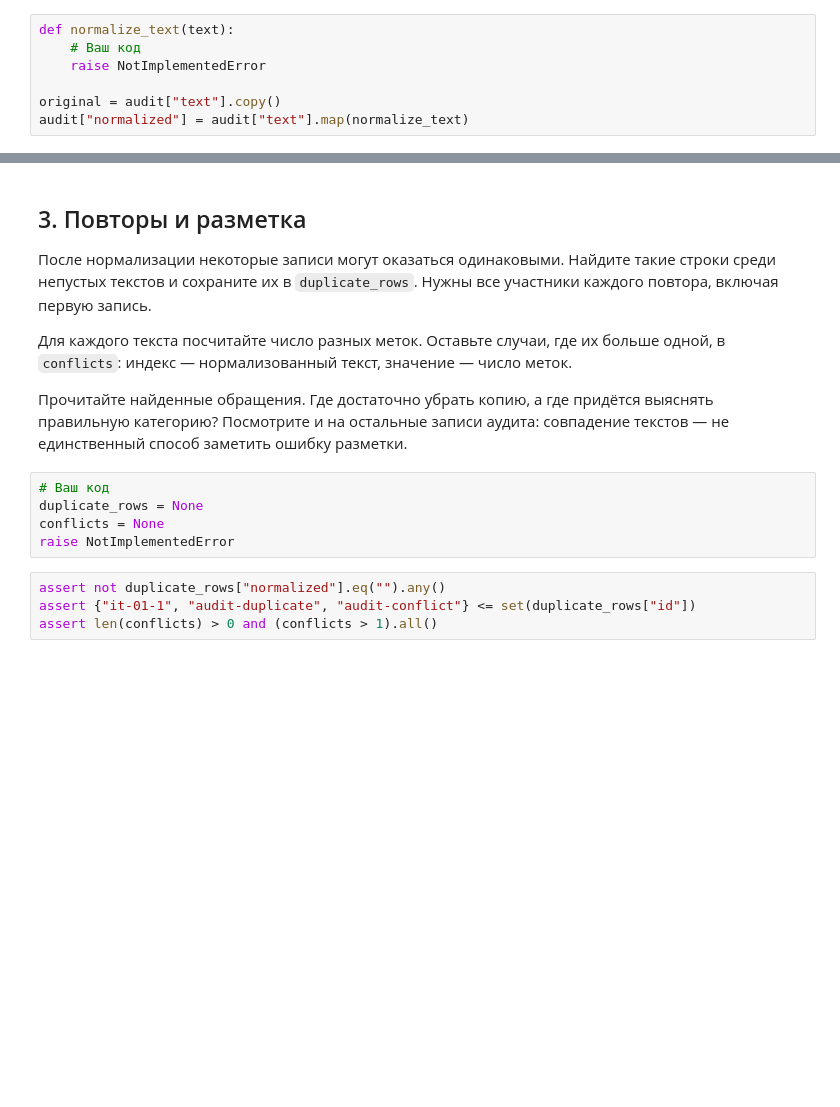
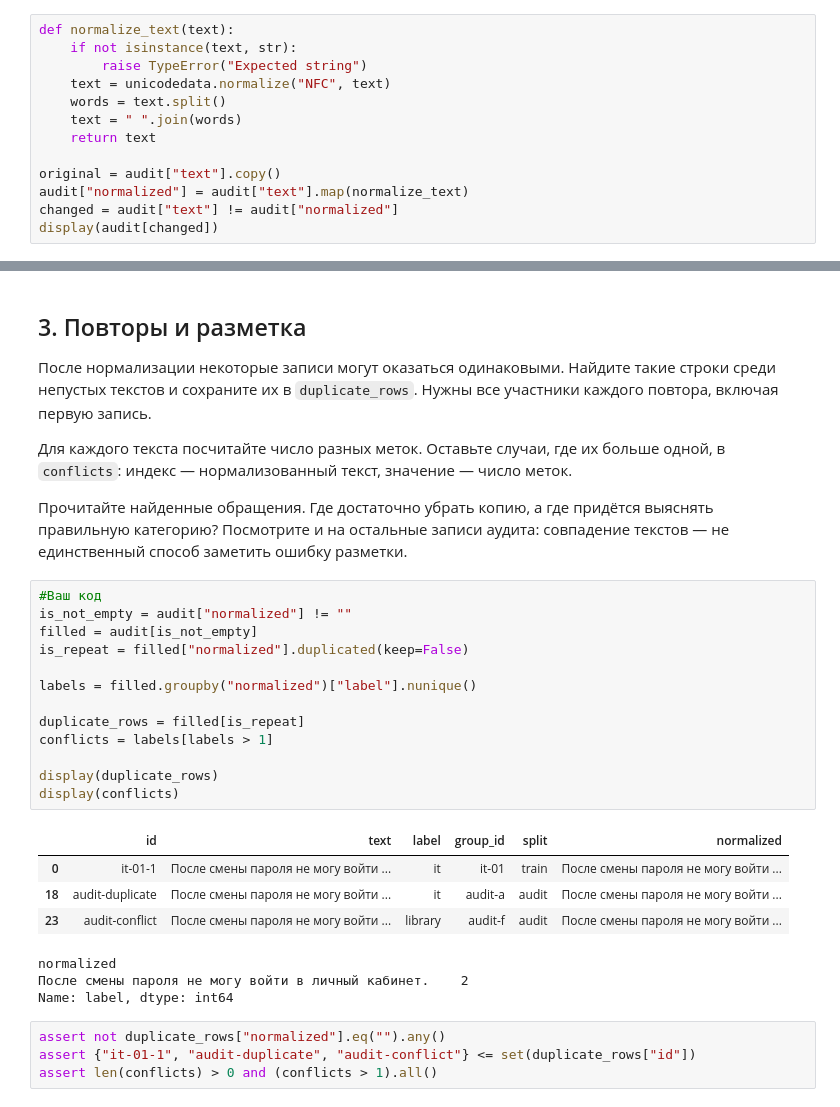
Before and after one commit to myDanik/ais, a Jupyter notebook: dist/student/L01/lab.ipynb, the cells around one changed output, grey strips where cells are left out. Drawn from its saved outputs; the diff is of its cells as text; blank space fills up the shorter version.

```diff
--- a/dist/student/L01/lab.ipynb
+++ b/dist/student/L01/lab.ipynb
@@ -76,8 +133,14 @@ assert isinstance(summary["empty_rows"], int)
 Примените функцию к `audit["text"]`, сохранив результат в новом столбце `audit["normalized"]`. Сопоставьте исходные и обработанные строки: какие из них изменились?
 # %%
 def normalize_text(text):
-    # Ваш код
-    raise NotImplementedError
+    if not isinstance(text, str):
+        raise TypeError("Expected string")
+    text = unicodedata.normalize("NFC", text)
+    words = text.split()
+    text = " ".join(words)
+    return text
 
 original = audit["text"].copy()
 audit["normalized"] = audit["text"].map(normalize_text)
+changed = audit["text"] != audit["normalized"]
+display(audit[changed])
@@ -104,10 +178,26 @@ else:
 
 Прочитайте найденные обращения. Где достаточно убрать копию, а где придётся выяснять правильную категорию? Посмотрите и на остальные записи аудита: совпадение текстов — не единственный способ заметить ошибку разметки.
 # %%
-# Ваш код
-duplicate_rows = None
-conflicts = None
-raise NotImplementedError
+#Ваш код
+is_not_empty = audit["normalized"] != ""
+filled = audit[is_not_empty]
+is_repeat = filled["normalized"].duplicated(keep=False)
+
+labels = filled.groupby("normalized")["label"].nunique()
+
+duplicate_rows = filled[is_repeat]
+conflicts = labels[labels > 1]
+
+display(duplicate_rows)
+display(conflicts)
+# %% [output]
+|  | id | text | label | group_id | split | normalized |
+| 0 | it-01-1 | После смены пароля не могу войти ... | it | it-01 | train | После смены пароля не могу войти ... |
+| 18 | audit-duplicate | После смены пароля не могу войти ... | it | audit-a | audit | После смены пароля не могу войти ... |
+| 23 | audit-conflict | После смены пароля не могу войти ... | library | audit-f | audit | После смены пароля не могу войти ... |
+normalized
+После смены пароля не могу войти в личный кабинет.    2
+Name: label, dtype: int64
 # %%
 assert not duplicate_rows["normalized"].eq("").any()
 assert {"it-01-1", "audit-duplicate", "audit-conflict"} <= set(duplicate_rows["id"])
```
Also changed, not shown: parts of 11 cells of this notebook, 4 other files.
